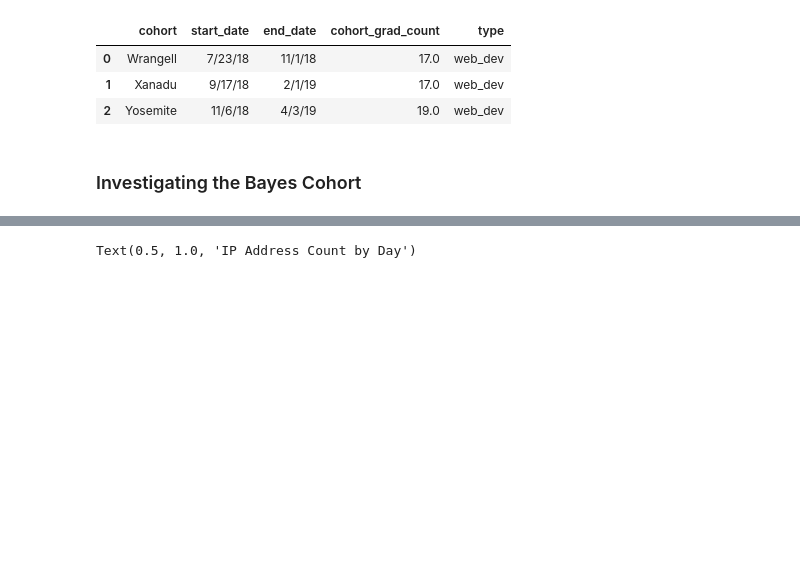
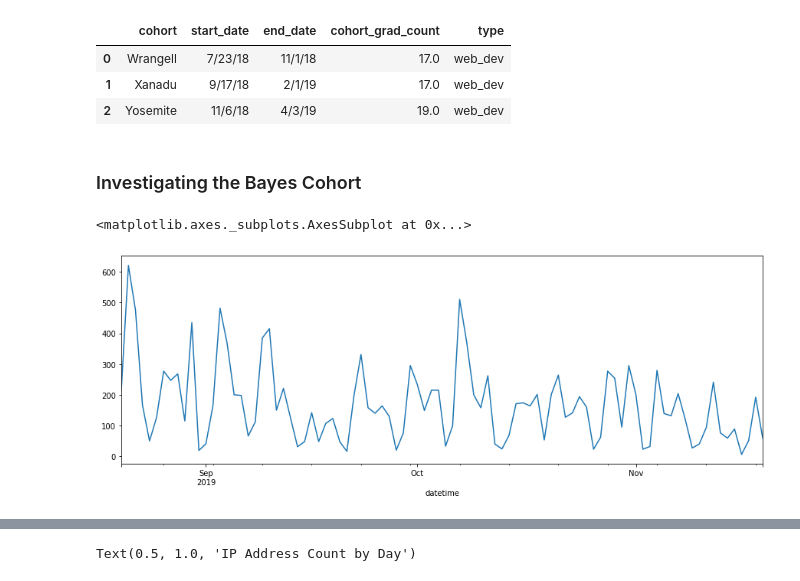
Before and after one commit to davidtenorio1/ds-methodologies-exercises, a Jupyter notebook: anomaly_detection/time_series_anomaly_detection.ipynb, the cells around one changed output, grey strips where cells are left out. Saved outputs shown, nothing was run; the diff lists cells and outputs as text; code cells hidden in the pictures; blank space fills up the shorter version.

```diff
--- a/anomaly_detection/time_series_anomaly_detection.ipynb
+++ b/anomaly_detection/time_series_anomaly_detection.ipynb
@@ -371,3 +366,9 @@ bayes = df[df.num_2 == 34]
+# %%
+bayes = df[df.cohort_id == 34]
+bayes.resample('D').ip_address.count().plot(figsize=(15,5))
+# %% [output]
+<matplotlib.axes._subplots.AxesSubplot at 0x...>
+[figure, added]
 # %%
 bayes
 # %% [output]
```
Also changed, not shown: parts of 11 cells of this notebook, 2 other files.
